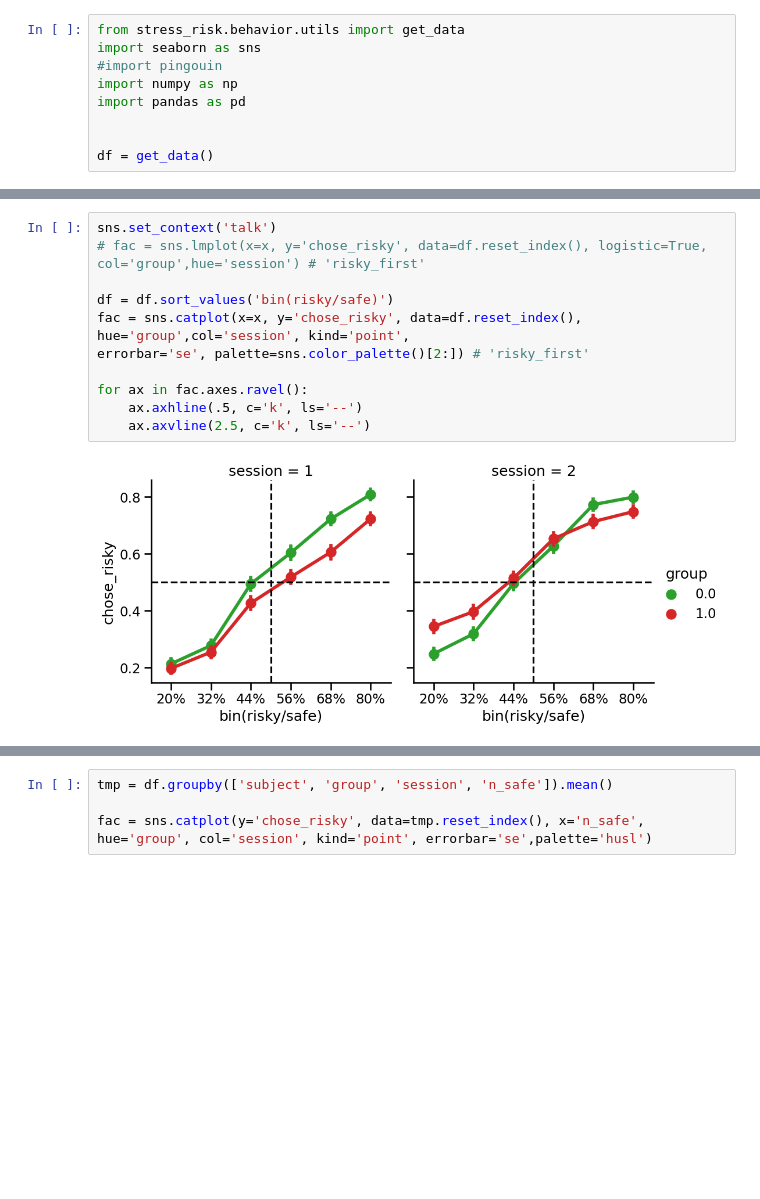
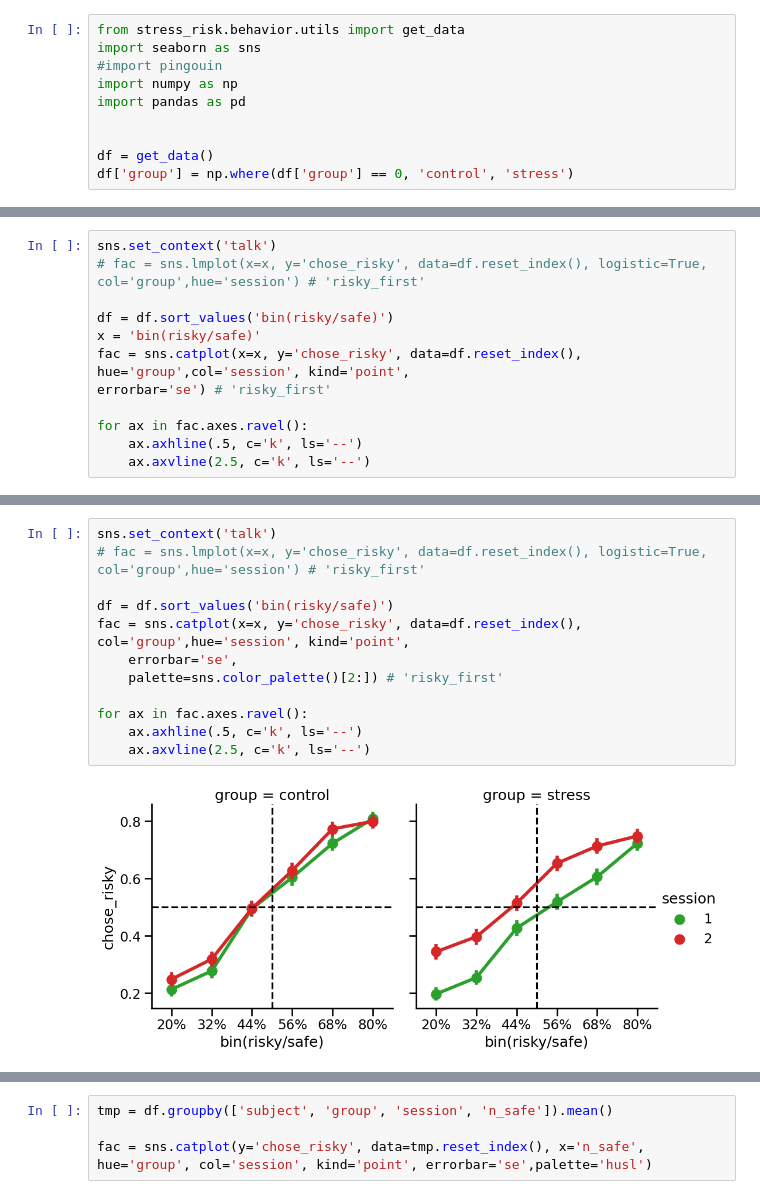
Before and after one commit to Gilles86/stress_risk, a Jupyter notebook: stress_risk/behavior/plot_rawData.ipynb, the cells around one changed output, grey strips where cells are left out. Saved outputs shown, nothing was run; the diff lists cells and outputs as text; blank space fills up the shorter version.

```diff
--- a/stress_risk/behavior/plot_rawData.ipynb
+++ b/stress_risk/behavior/plot_rawData.ipynb
@@ -7,4 +7,5 @@ import pandas as pd
 
 
 df = get_data()
+df['group'] = np.where(df['group'] == 0, 'control', 'stress')
 # %%
@@ -26,0 +21,12 @@ df
+# %%
+sns.set_context('talk')
+# fac = sns.lmplot(x=x, y='chose_risky', data=df.reset_index(), logistic=True, col='group',hue='session') # 'risky_first'
+
+df = df.sort_values('bin(risky/safe)')
+x = 'bin(risky/safe)'
+fac = sns.catplot(x=x, y='chose_risky', data=df.reset_index(), hue='group',col='session', kind='point',
+errorbar='se') # 'risky_first'
+
+for ax in fac.axes.ravel():
+    ax.axhline(.5, c='k', ls='--')
+    ax.axvline(2.5, c='k', ls='--')
@@ -27,13 +35,14 @@ df
 # %%
 sns.set_context('talk')
 # fac = sns.lmplot(x=x, y='chose_risky', data=df.reset_index(), logistic=True, col='group',hue='session') # 'risky_first'
 
 df = df.sort_values('bin(risky/safe)')
-fac = sns.catplot(x=x, y='chose_risky', data=df.reset_index(), hue='group',col='session', kind='point',
-errorbar='se', palette=sns.color_palette()[2:]) # 'risky_first'
+fac = sns.catplot(x=x, y='chose_risky', data=df.reset_index(), col='group',hue='session', kind='point',
+    errorbar='se',
+    palette=sns.color_palette()[2:]) # 'risky_first'
 
 for ax in fac.axes.ravel():
     ax.axhline(.5, c='k', ls='--')
     ax.axvline(2.5, c='k', ls='--')
 # %% [output]
-[figure, old version]
+[figure, new version]
```
Also changed, not shown: parts of 7 cells of this notebook, 2 other files.
